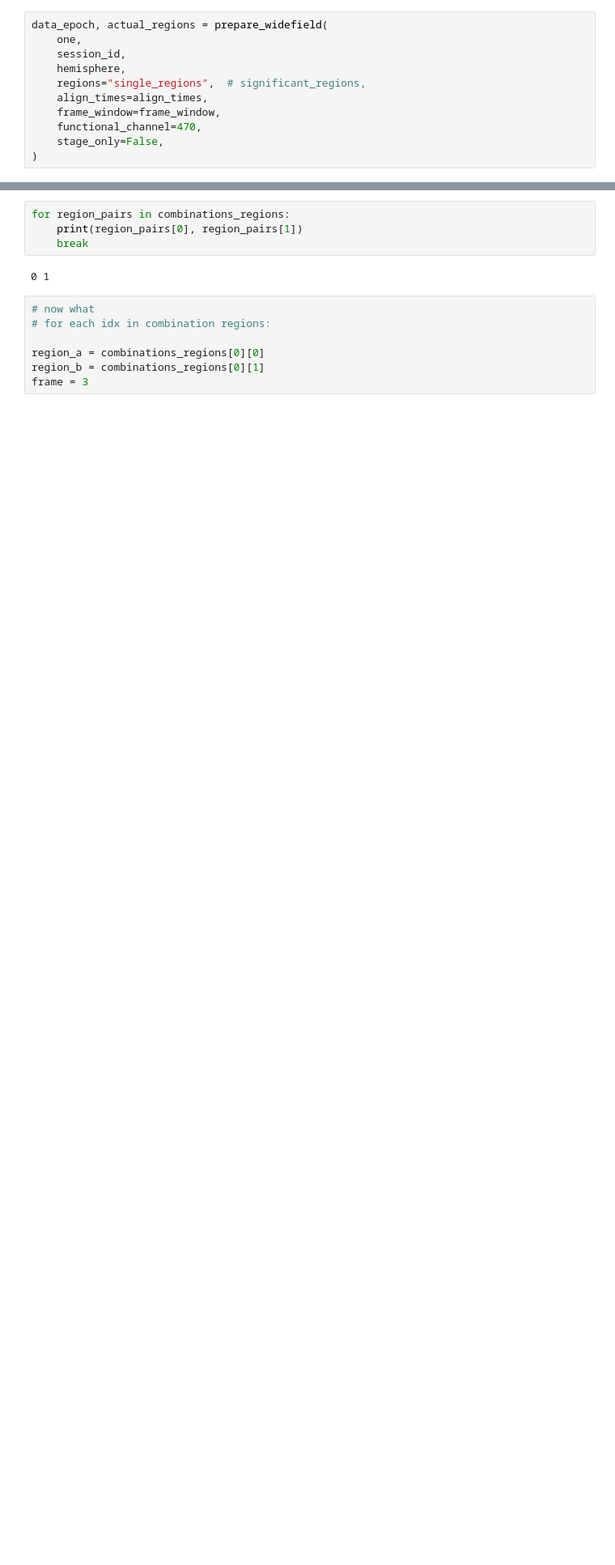
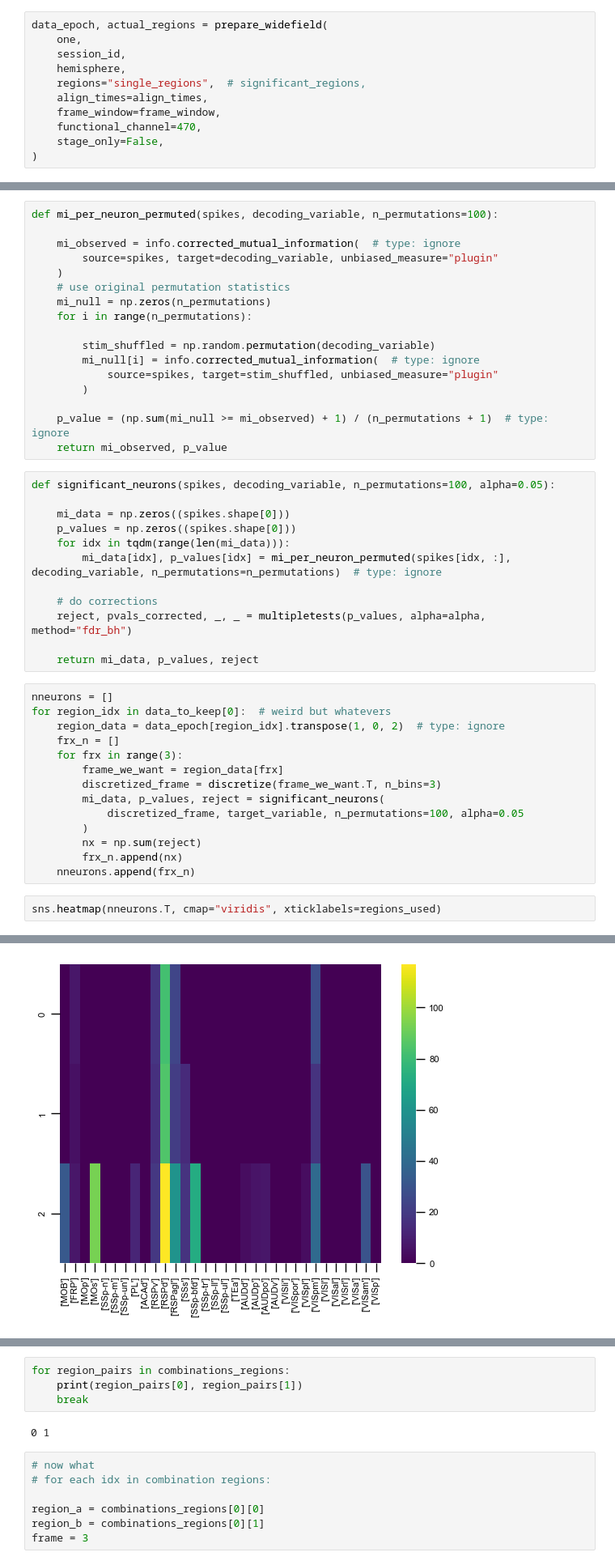
Before and after one commit to debottamKundu/ibl-partial-info-decomp, a Jupyter notebook: notebooks/widefield_pid.ipynb, the cells around one changed output, grey strips where cells are left out. Shown at 81% size. Cells and saved outputs as stored; diff of their text form; blank space fills up the shorter version.

```diff
--- a/notebooks/widefield_pid.ipynb
+++ b/notebooks/widefield_pid.ipynb
@@ -120,0 +234,46 @@ regions_used = np.asarray(actual_regions)[regions_to_keep]
+# %%
+def mi_per_neuron_permuted(spikes, decoding_variable, n_permutations=100):
+
+    mi_observed = info.corrected_mutual_information(  # type: ignore
+        source=spikes, target=decoding_variable, unbiased_measure="plugin"
+    )
+    # use original permutation statistics
+    mi_null = np.zeros(n_permutations)
+    for i in range(n_permutations):
+
+        stim_shuffled = np.random.permutation(decoding_variable)
+        mi_null[i] = info.corrected_mutual_information(  # type: ignore
+            source=spikes, target=stim_shuffled, unbiased_measure="plugin"
+        )
+
+    p_value = (np.sum(mi_null >= mi_observed) + 1) / (n_permutations + 1)  # type: ignore
+    return mi_observed, p_value
+# %%
+def significant_neurons(spikes, decoding_variable, n_permutations=100, alpha=0.05):
+
+    mi_data = np.zeros((spikes.shape[0]))
+    p_values = np.zeros((spikes.shape[0]))
+    for idx in tqdm(range(len(mi_data))):
+        mi_data[idx], p_values[idx] = mi_per_neuron_permuted(spikes[idx, :], decoding_variable, n_permutations=n_permutations)  # type: ignore
+
+    # do corrections
+    reject, pvals_corrected, _, _ = multipletests(p_values, alpha=alpha, method="fdr_bh")
+
+    return mi_data, p_values, reject
+# %%
+nneurons = []
+for region_idx in data_to_keep[0]:  # weird but whatevers
+    region_data = data_epoch[region_idx].transpose(1, 0, 2)  # type: ignore
+    frx_n = []
+    for frx in range(3):
+        frame_we_want = region_data[frx]
+        discretized_frame = discretize(frame_we_want.T, n_bins=3)
+        mi_data, p_values, reject = significant_neurons(
+            discretized_frame, target_variable, n_permutations=100, alpha=0.05
+        )
+        nx = np.sum(reject)
+        frx_n.append(nx)
+    nneurons.append(frx_n)
+# %%
+sns.heatmap(nneurons.T, cmap="viridis", xticklabels=regions_used)
+# %% [output]
@@ -121 +281,2 @@ regions_used = np.asarray(actual_regions)[regions_to_keep]
+[figure, added]
 # %%
```
Also changed, not shown: parts of 31 cells of this notebook, 5 other files.
